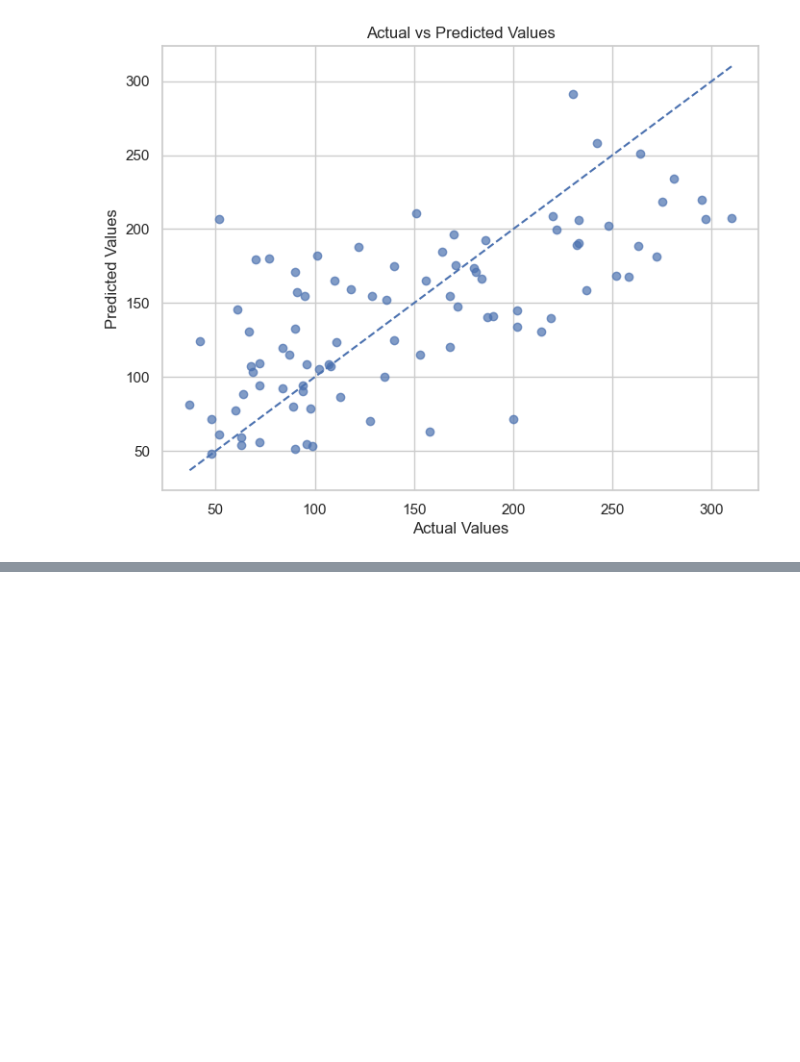
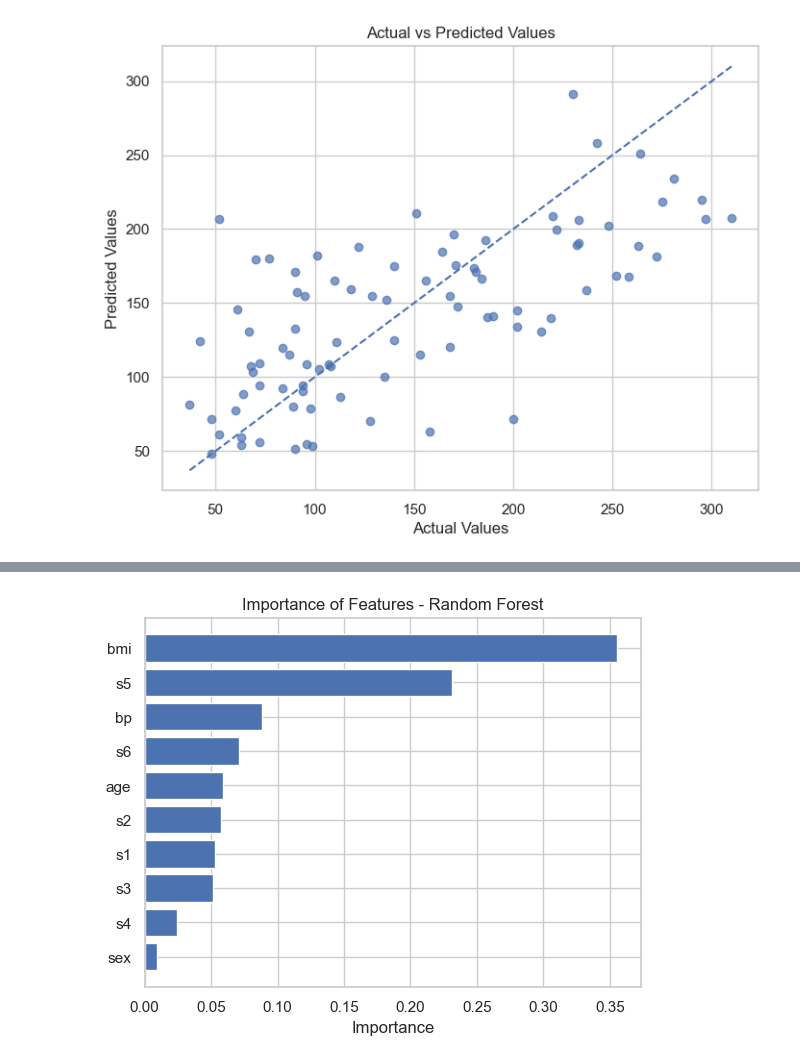
Before and after one commit to MatheusPrause/ai-data-insights-assistant, a Jupyter notebook: notebooks/01_exploratory_analysis.ipynb, the cells around one changed output, grey strips where cells are left out. Saved outputs shown, nothing was run; the diff lists cells and outputs as text; code cells hidden in the pictures; blank space fills up the shorter version.

Commit message:
Implement Random Forestregression with feature importance and permutation analysis

```diff
--- a/notebooks/01_exploratory_analysis.ipynb
+++ b/notebooks/01_exploratory_analysis.ipynb
@@ -158,0 +169,7 @@ plt.show()
+# %%
+rf_model = RandomForestRegressor(
+    n_estimators=100,
+    random_state=42
+)
+
+rf_model.fit(X_train, y_train)
@@ -158,0 +190,16 @@ plt.show()
+# %%
+import pandas as pd
+
+# Create DataFrame with importances
+feature_importance = pd.DataFrame({
+    'feature': X_train.columns,
+    'importance': rf_model.feature_importances_
+})
+
+# Sort from most important to least important
+feature_importance = feature_importance.sort_values(
+    by='importance',
+    ascending=False
+)
+
+feature_importance
@@ -158,0 +218,14 @@ plt.show()
+# %%
+import matplotlib.pyplot as plt
+
+plt.figure()
+plt.barh(
+    feature_importance['feature'],
+    feature_importance['importance']
+)
+plt.gca().invert_yaxis()
+plt.xlabel('Importance')
+plt.title('Importance of Features - Random Forest')
+plt.show()
+# %% [output]
+[figure, added]
```
Also changed, not shown: parts of 12 cells of this notebook.
